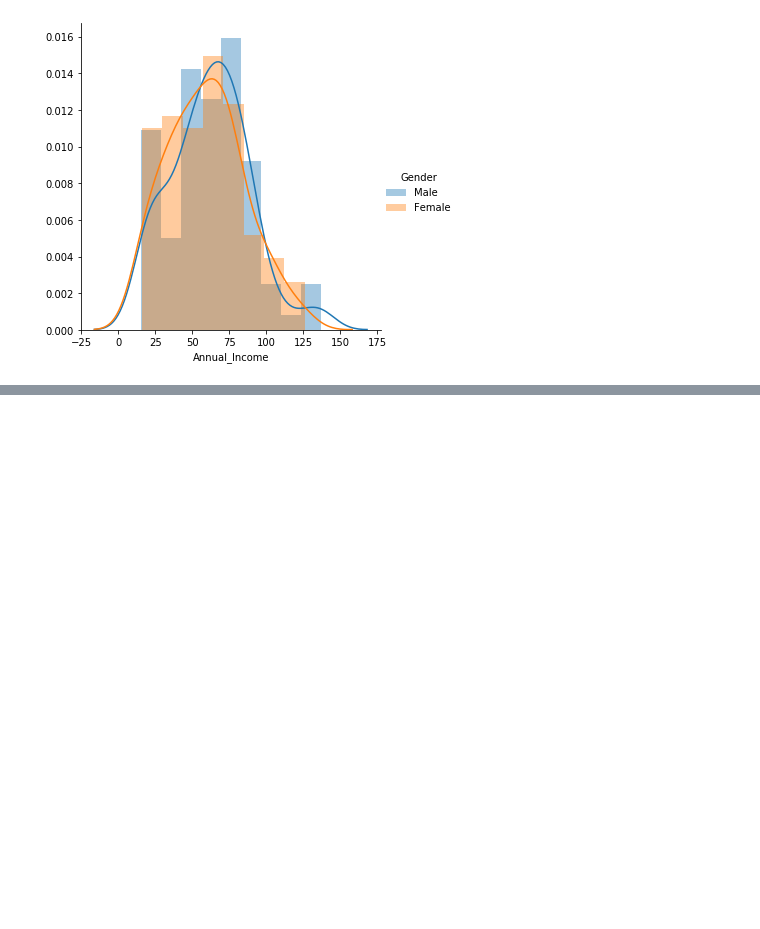
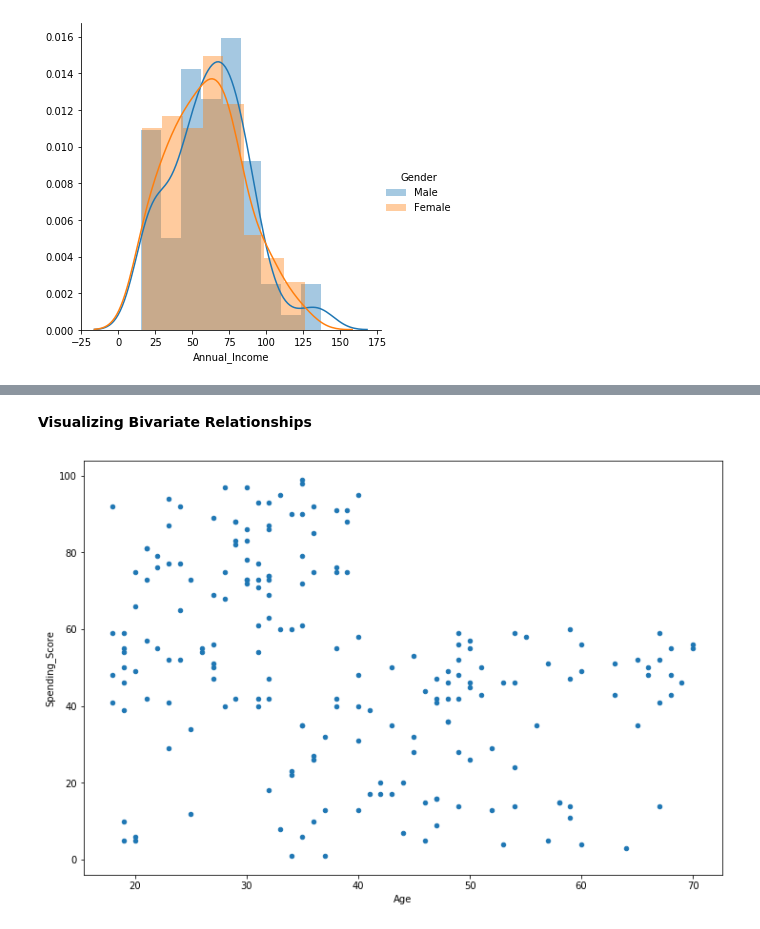
Before and after one commit to mellymillionz/python_notes, a Jupyter notebook: pandas_stats_review.ipynb/pandas_stats_review_lesson1.ipynb, the cells around one changed output, grey strips where cells are left out. Drawn from its saved outputs; the diff is of its cells as text; code cells hidden in the pictures; blank space fills up the shorter version.

Commit message:
bivariate analysis

```diff
--- a/pandas_stats_review.ipynb/pandas_stats_review_lesson1.ipynb
+++ b/pandas_stats_review.ipynb/pandas_stats_review_lesson1.ipynb
@@ -443,0 +481,6 @@ sns.FacetGrid(df,
+# %%
+#here they were all question marks, but you'd replace whatever they were in your data
+
+df = df.replace('?', np.nan)
+
+df = df.dropna()
@@ -443,0 +489,5 @@ sns.FacetGrid(df,
+# %%
+import datetime
+
+df['birth_year'] = datetime.datetime.now().year - \
+pd.to_numeric(df['Age'])
@@ -443,0 +514,10 @@ sns.FacetGrid(df,
+# %% [markdown]
+**Visualizing Bivariate Relationships**
+# %%
+#If there was a linear relationship between the variables you would be able to see it here
+
+df.plot.scatter(x='Age', y='Spending_Score', figsize=(12,8))
+
+plt.show()
+# %% [output]
+[figure, added]
```
Also changed, not shown: parts of 12 cells of this notebook.
